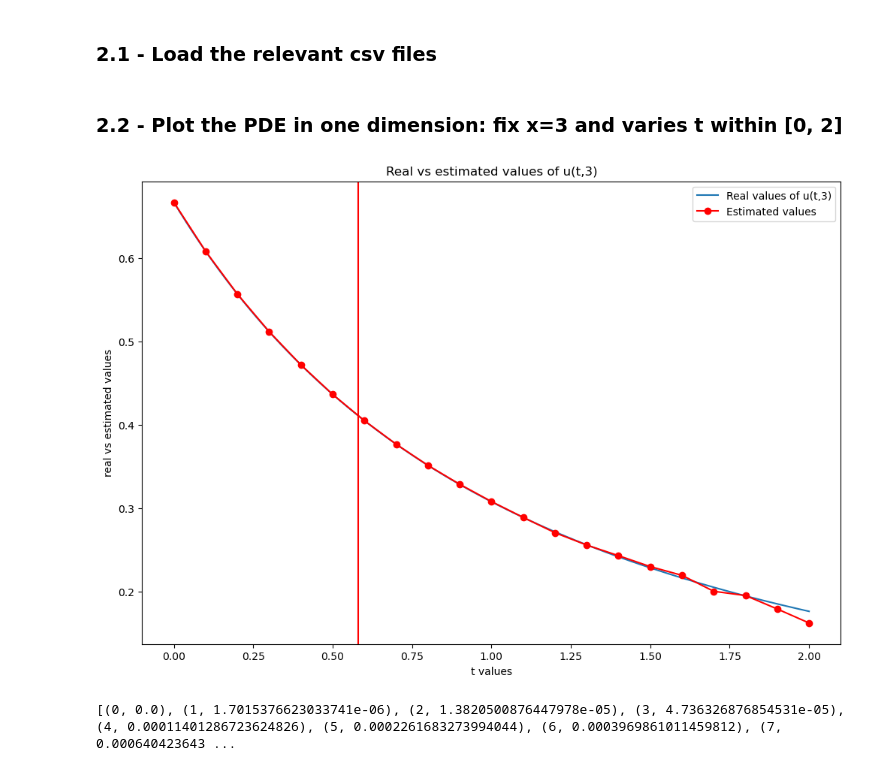
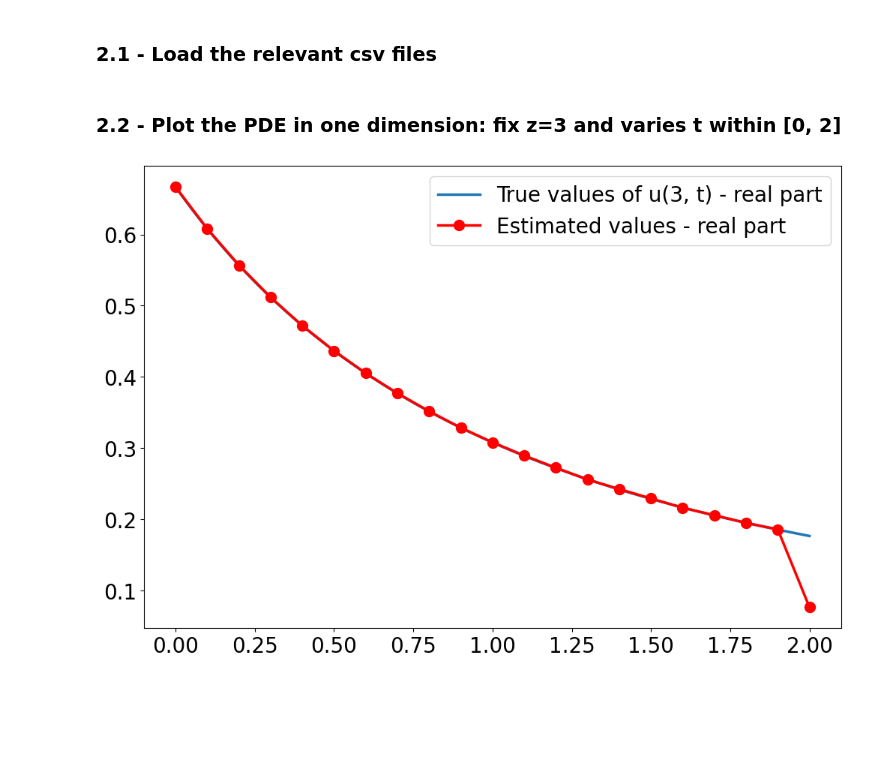
Before and after one commit to chanjuanyin/Nonlinear_Wave_simulations, a Jupyter notebook: Simulation_01/Plot_history.ipynb, the cells around one changed output. Saved outputs shown, nothing was run; the diff lists cells and outputs as text; code cells hidden in the pictures; blank space fills up the shorter version.

Commit message:
Simulation 14 and changes to codes and plot history for simulation 1 and 2

```diff
--- a/Simulation_01/Plot_history.ipynb
+++ b/Simulation_01/Plot_history.ipynb
@@ -52,43 +52,32 @@ for file_name in os_listdir:
     np_dictionary[file_name[:-4]] = data
 # %% [markdown]
 <a name='2-3'></a>
-### 2.2 - Plot the PDE in one dimension: fix x=3 and varies t within [0, 2]
+### 2.2 - Plot the PDE in one dimension: fix z=3 and varies t within [0, 2]
 # %%
 impose_ylim = False
 y_lim = [0.1,0.2]
 
-real_values = np.asarray(np_dictionary["analytic"])
-real_values = np.reshape(real_values, (1001,))[0:201]
+true_values_real = np.asarray(np_dictionary["analytic"])[0,:]
+true_values_real = np.reshape(true_values_real, (1001,))[0:201]
 t_values = np.arange(0, 2.01, 0.01)
-estimated_values = np.asarray(np_dictionary["monte_carlo"])
-estimated_values = np.reshape(estimated_values, (21,))[0:21]
-t_estimated = np.arange(0, 2.1, 0.1)
+estimated_values_real = np.asarray(np_dictionary["monte_carlo"])[0,:]
+estimated_values_real = np.reshape(estimated_values_real, (21,))[0:21]
+t_estimated = np.arange(0, 2.01, 0.1)
 
 plt.figure(figsize=(12, 8))
-plt.plot(t_values, real_values, label='Real values of u(t,3)')
-plt.plot(t_estimated, estimated_values, 'ro-', label='Estimated values')
+plt.plot(t_values, true_values_real, label='True values of u(3, t) - real part', lw=2.5)
+plt.plot(t_estimated, estimated_values_real, 'ro-', label='Estimated values - real part', lw=2.5, ms=10)
+plt.xticks(fontsize=20)
+plt.yticks(fontsize=20)
 
-plt.ylabel('real vs estimated values')
+# plt.ylabel('true vs estimated values - real part')
 if impose_ylim:
     plt.ylim(y_lim)
-plt.xlabel('t values')
-plt.axvline(x=0.58,color='red')
+# plt.xlabel('t values')
+# plt.axvline(x=0.32,color='red')
 
-plt.title('Real vs estimated values of u(t,3)')
-plt.legend(loc='upper right')
+# plt.title('True vs estimated values of u(3, t) - real part')
+plt.legend(loc='upper right',fontsize=20)
 plt.show()
 # %% [output]
-[figure, old version]
+[figure, new version]
-# %%
-import math
-
-t_vector = [i/100 for i in range(200)]
-bound = []
-for T in t_vector:
-    estimated_bound = 36 * math.sqrt(2) * (pow(3+T, -2) + pow(3-T, -2)) * (pow(3-T, -2) - pow(3+T, -2)) * T * math.exp(2*T) * (1-math.exp(-T))
-    bound.append(estimated_bound)
-
-bound_print = [(i, bound[i]) for i in range(200)]
-print(bound_print)
-# %% [output]
-[(0, 0.0), (1, 1.7015376623033741e-06), (2, 1.3820500876447978e-05), (3, 4.736326876854531e-05), (4, 0.00011401286723624826), (5, 0.0002261683273994044), (6, 0.0003969861011459812), (7, 0.000640423643 ...
```
Also changed, not shown: parts of 1 cell of this notebook, 17 other files.
